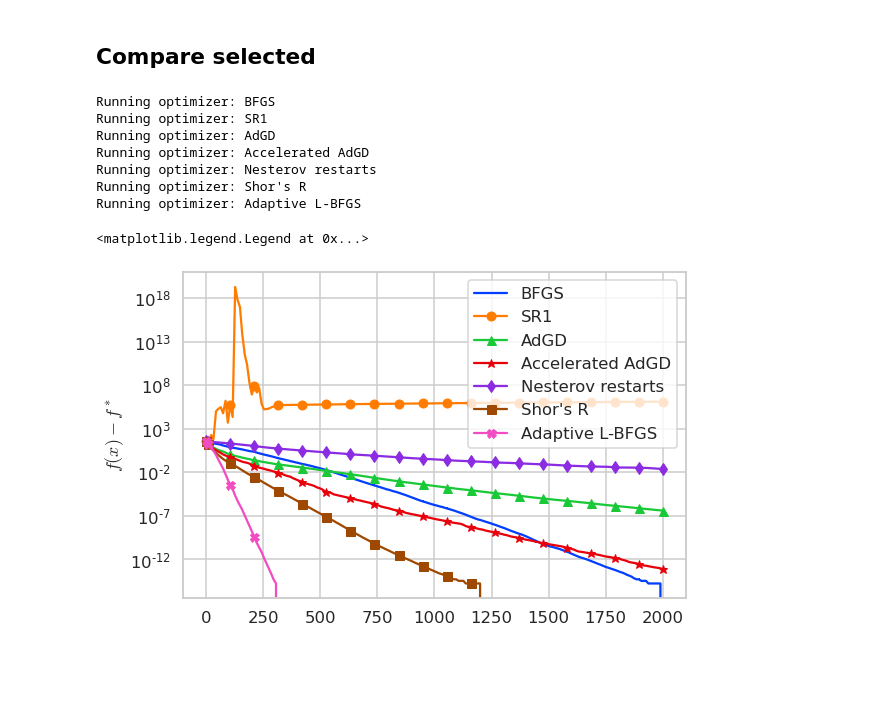
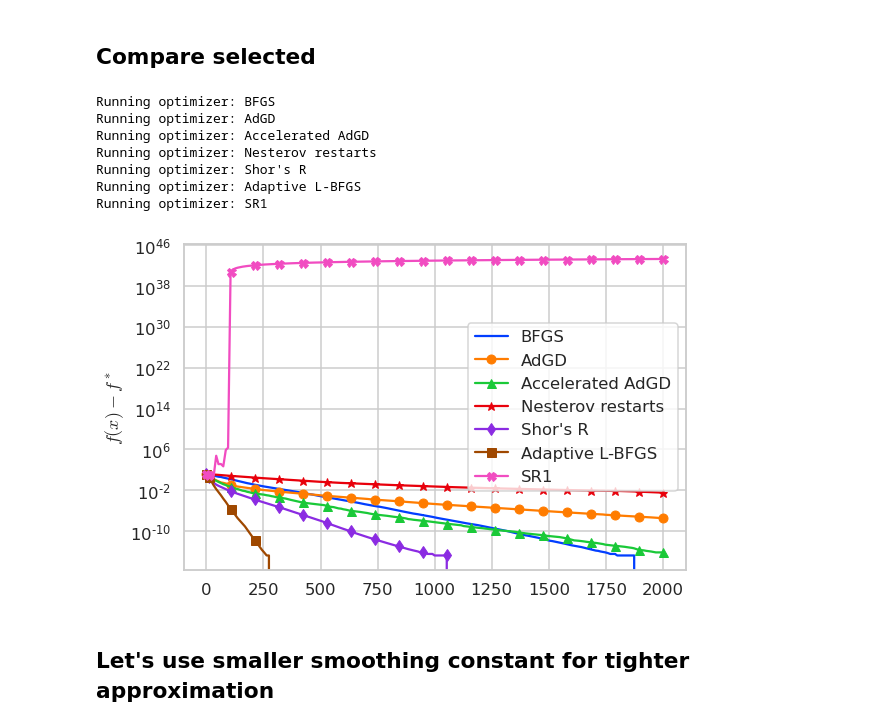
Before and after one commit to konstmish/opt_methods, a Jupyter notebook: notebooks/3.log_sum_exp.ipynb, the cells around one changed output. Saved outputs shown, nothing was run; the diff lists cells and outputs as text; code cells hidden in the pictures; blank space fills up the shorter version.

```diff
--- a/notebooks/3.log_sum_exp.ipynb
+++ b/notebooks/3.log_sum_exp.ipynb
@@ -43,34 +77,48 @@ it_max = 2000
 # %%
 from first_order import Adgd, Gd, AdgdAccel, RestNest
 from quasi_newton import Lbfgs, Shorr
-adgd = Adgd(loss=loss, label='AdGD')
-adgda = AdgdAccel(loss=loss, label='Accelerated AdGD')
-bfgs = Bfgs(loss=loss, label='BFGS')
-lbfgs = Lbfgs(loss=loss, label='Adaptive L-BFGS', adaptive_init=True, mem_size=16)
-sr1 = Sr1(loss=loss, label='SR1')
-rest = RestNest(loss=loss, label='Nesterov restarts')
-shorr = Shorr(loss=loss, label='Shor\'s R')
-markers = [',', 'o', '^', '*', 'd', 's', 'X', 'P', '.', 6, 7]
-optimizers = [bfgs, sr1, adgd, adgda, rest, shorr, lbfgs]
+def get_optimizers(loss):
+    adgd = Adgd(loss=loss, label='AdGD')
+    adgda = AdgdAccel(loss=loss, label='Accelerated AdGD')
+    bfgs = Bfgs(loss=loss, label='BFGS')
+    lbfgs = Lbfgs(loss=loss, label='Adaptive L-BFGS', adaptive_init=True, mem_size=16)
+    rest = RestNest(loss=loss, label='Nesterov restarts')
+    shorr = Shorr(loss=loss, label='Shor\'s R')
+    sr1 = Sr1(loss=loss, label='SR1')
+    optimizers = [bfgs, adgd, adgda, rest, shorr, lbfgs, sr1]
+    return optimizers
+# %%
+markers = [',', 'o', '^', '*', 'd', 's', 'X', 'P', '.', 6, 7]
+
+def run_and_plot(optimizers, plot_diverging=True):
+    plt.figure(figsize=(9, 6))
+    for opt in optimizers:
+        print(f'Running optimizer: {opt.label}')
+        opt.run(x0=x0, it_max=it_max)
+        opt.compute_loss_of_iterates()
+    for opt, marker in zip(optimizers, markers):
+        nonan_min = np.nanmin(opt.trace.loss_vals[20:])
+        did_not_converge = nonan_min > opt.trace.loss_vals[-1] or np.isnan(nonan_min)
+        if not plot_diverging and did_not_converge:
+            print(f'Optimizer {opt.label} did not converge')
+            continue
+        opt.trace.plot_losses(marker=marker)
+    plt.yscale('log')
+    plt.legend()
 # %% [markdown]
 ## Compare selected
-# %%
-plt.figure(figsize=(9, 6))
-for opt in optimizers:
-    print(f'Running optimizer: {opt.label}')
-    opt.run(x0=x0, it_max=it_max)
-    opt.compute_loss_of_iterates()
-for opt, marker in zip(optimizers, markers):
-    opt.trace.plot_losses(marker=marker)
-plt.yscale('log')
-plt.legend()
-# %% [output]
-Running optimizer: BFGS
-Running optimizer: SR1
-Running optimizer: AdGD
-Running optimizer: Accelerated AdGD
-Running optimizer: Nesterov restarts
-Running optimizer: Shor's R
-Running optimizer: Adaptive L-BFGS
-<matplotlib.legend.Legend at 0x...>
-[figure, removed]
+# %%
+optimizers = get_optimizers(loss=loss)
+
+run_and_plot(optimizers)
+# %% [output]
+Running optimizer: BFGS
+Running optimizer: AdGD
+Running optimizer: Accelerated AdGD
+Running optimizer: Nesterov restarts
+Running optimizer: Shor's R
+Running optimizer: Adaptive L-BFGS
+Running optimizer: SR1
+[figure, added]
+# %% [markdown]
+## Let's use smaller smoothing constant for tighter approximation
```
Also changed, not shown: parts of 12 cells of this notebook, 1 other file.
